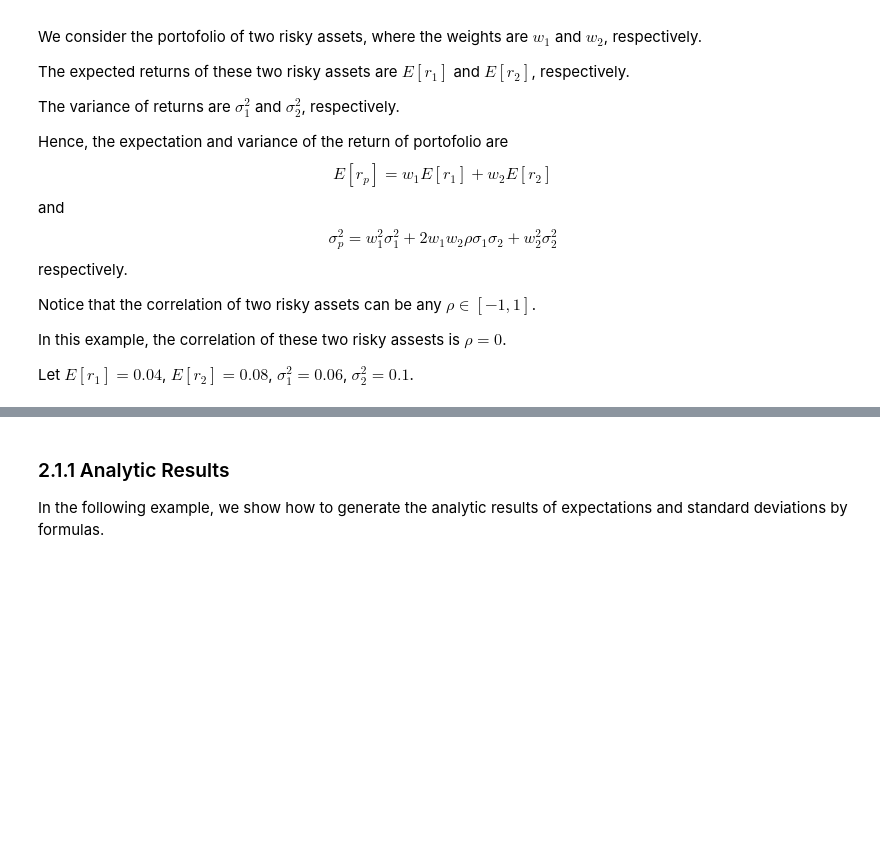
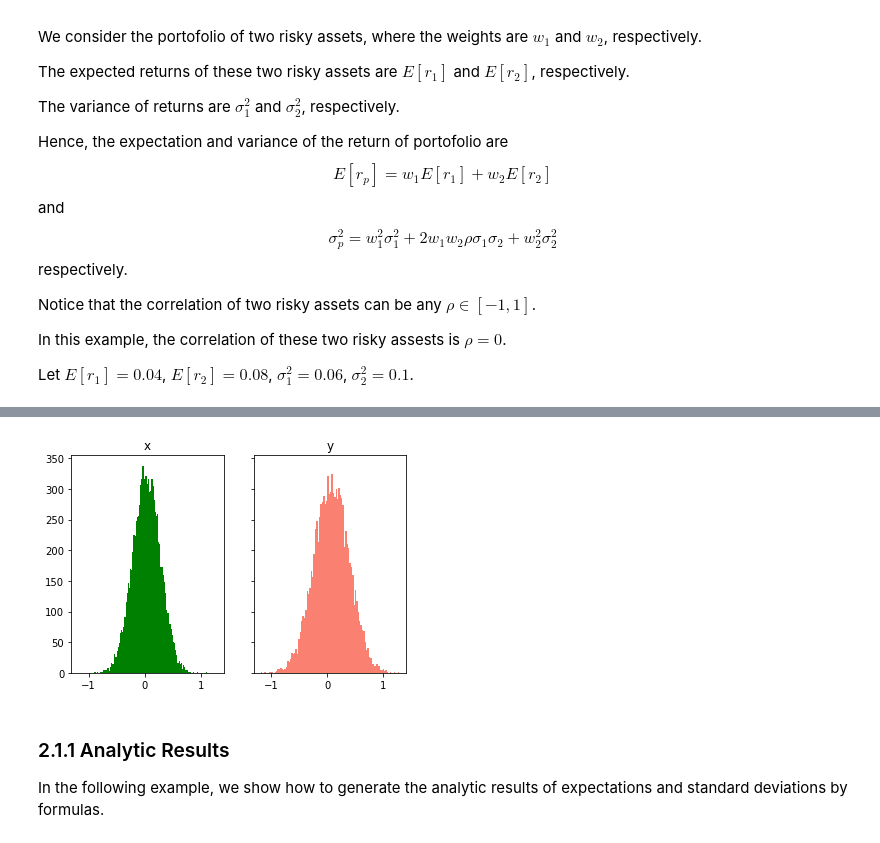
Before and after one commit to KieronMeagher/FinEcon, a Jupyter notebook: Risk and Monte Carlo Method.ipynb, the cells around one changed output, grey strips where cells are left out. Drawn from its saved outputs; the diff is of its cells as text; code cells hidden in the pictures; blank space fills up the shorter version.

```diff
--- a/Risk and Monte Carlo Method.ipynb
+++ b/Risk and Monte Carlo Method.ipynb
@@ -275,3 +305,21 @@ plt.show()
+# %%
+# alternative ways to plot
+# you can also make axes as array
+
+fig, axes = plt.subplots(1, 2, sharey=True, sharex=True)
+
+# axes[0] denotes the first element in array axes
+axes[0].hist(x, bins=100, color='green')
+axes[0].set_title('x')
+
+# axes[1] denotes the second element in array axes
+axes[1].hist(y, bins=100, color='salmon')
+axes[1].set_title('y')
+
+# you can use fig instead of plt.show()
+fig
+# %% [output]
+[figure, added]
 # %% [markdown]
 ### 2.1.1 Analytic Results
 
```
Also changed, not shown: parts of 23 cells of this notebook.
